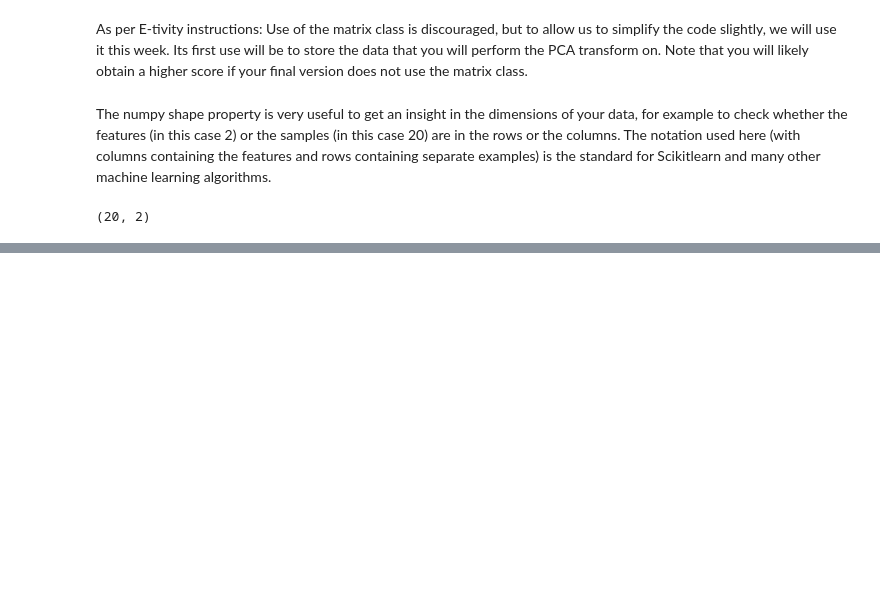
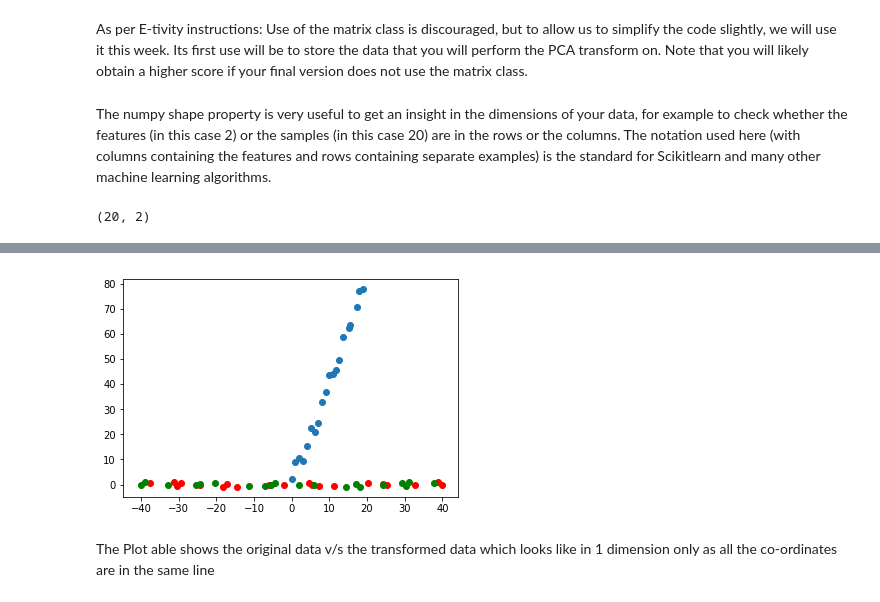
Before and after one commit to vipulpopat/MSCAI_CE4021_Week5, a Jupyter notebook: Etivity5.ipynb, the cells around one changed output, grey strips where cells are left out. Cells and saved outputs as stored; diff of their text form; code cells hidden in the pictures; blank space fills up the shorter version.

```diff
--- a/Etivity5.ipynb
+++ b/Etivity5.ipynb
@@ -117,0 +151,10 @@ PCA Transformed data =  [[ 40.78425347]
+# %%
+f, ax = plt.subplots(1)
+ax.scatter(data_pca_transform[:, 0], data_pca_transform[:, 1], color=['r'])
+ax.scatter(data_pca_custom_transform[:, 0], data_pca_custom_transform[:, 1], color=['g'])
+ax.scatter(data[:,0],data[:,1])
+plt.show()
+# %% [output]
+[figure, added]
+# %% [markdown]
+The Plot able shows the original data v/s the transformed data which looks like in 1 dimension only as all the co-ordinates are in the same line
```
Also changed, not shown: parts of 8 cells of this notebook.
